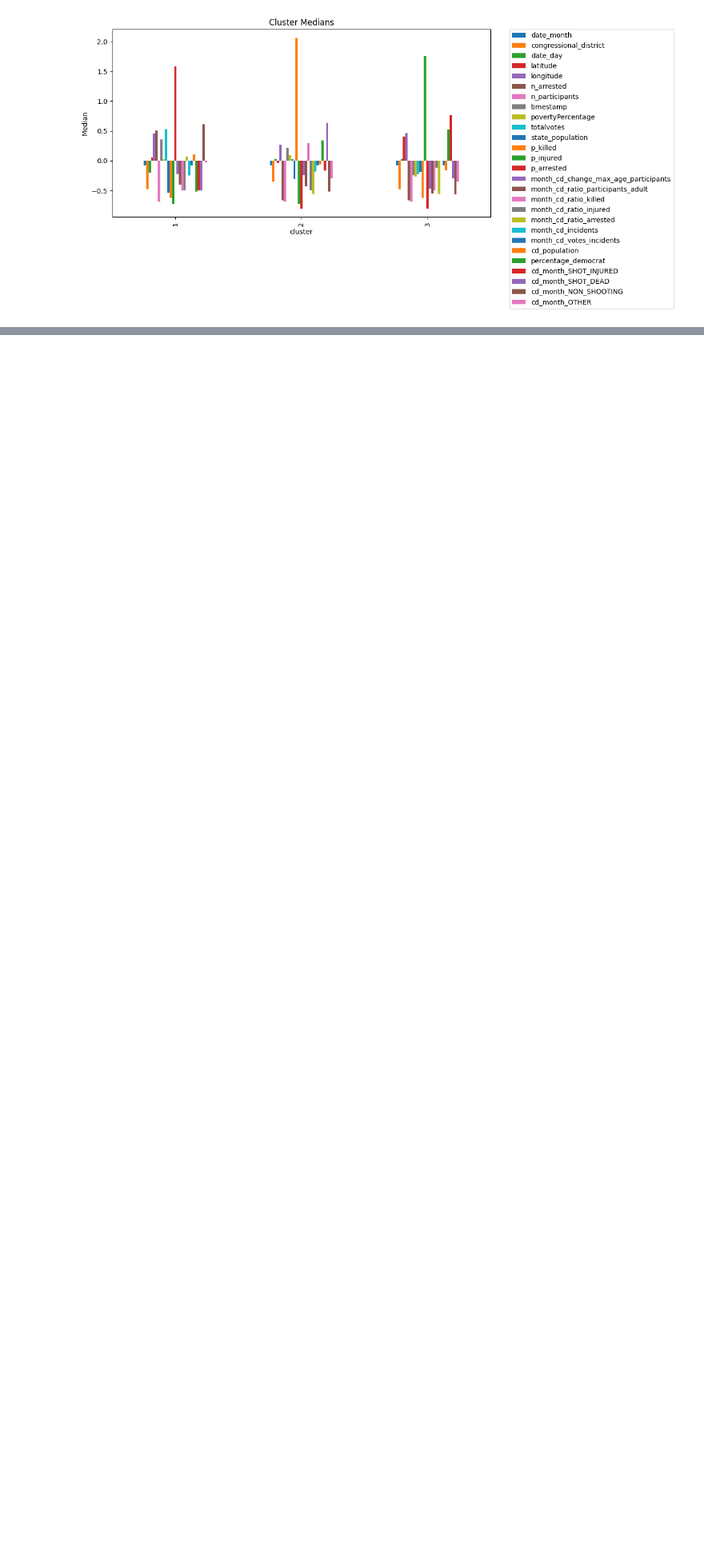
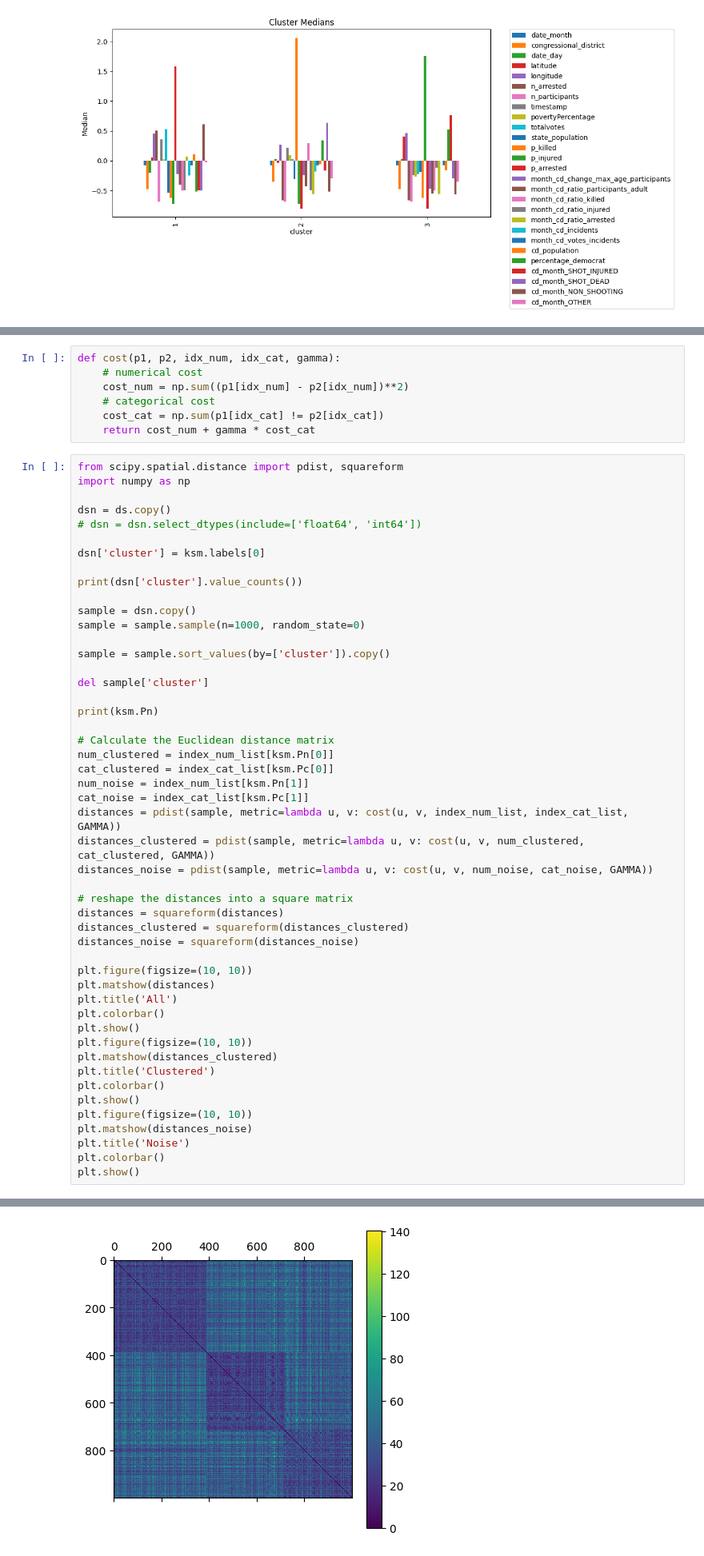
Before and after one commit to gentannipea/DataMining-2023, a Jupyter notebook: notebooks/Clustering.ipynb, the cells around one changed output, grey strips where cells are left out. Shown at 80% size. Drawn from its saved outputs; the diff is of its cells as text; blank space fills up the shorter version.

```diff
--- a/notebooks/Clustering.ipynb
+++ b/notebooks/Clustering.ipynb
@@ -442,0 +500,57 @@ plt.show()
+# %%
+def cost(p1, p2, idx_num, idx_cat, gamma):
+    # numerical cost
+    cost_num = np.sum((p1[idx_num] - p2[idx_num])**2)
+    # categorical cost
+    cost_cat = np.sum(p1[idx_cat] != p2[idx_cat])
+    return cost_num + gamma * cost_cat
+# %%
+from scipy.spatial.distance import pdist, squareform
+import numpy as np
+
+dsn = ds.copy()
+# dsn = dsn.select_dtypes(include=['float64', 'int64'])
+
+dsn['cluster'] = ksm.labels[0]
+
+print(dsn['cluster'].value_counts())
+
+sample = dsn.copy()
+sample = sample.sample(n=1000, random_state=0)
+
+sample = sample.sort_values(by=['cluster']).copy()
+
+del sample['cluster']
+
+print(ksm.Pn)
+
+# Calculate the Euclidean distance matrix
+num_clustered = index_num_list[ksm.Pn[0]]
+cat_clustered = index_cat_list[ksm.Pc[0]]
+num_noise = index_num_list[ksm.Pn[1]]
+cat_noise = index_cat_list[ksm.Pc[1]]
+distances = pdist(sample, metric=lambda u, v: cost(u, v, index_num_list, index_cat_list, GAMMA))
+distances_clustered = pdist(sample, metric=lambda u, v: cost(u, v, num_clustered, cat_clustered, GAMMA))
+distances_noise = pdist(sample, metric=lambda u, v: cost(u, v, num_noise, cat_noise, GAMMA))
+
+# reshape the distances into a square matrix
+distances = squareform(distances)
+distances_clustered = squareform(distances_clustered)
+distances_noise = squareform(distances_noise)
+
+plt.figure(figsize=(10, 10))
+plt.matshow(distances)
+plt.title('All')
+plt.colorbar()
+plt.show()
+plt.figure(figsize=(10, 10))
+plt.matshow(distances_clustered)
+plt.title('Clustered')
+plt.colorbar()
+plt.show()
+plt.figure(figsize=(10, 10))
+plt.matshow(distances_noise)
+plt.title('Noise')
+plt.colorbar()
+plt.show()
+# %% [output]
@@ -442,0 +563 @@ plt.show()
+[figure, added]
```
Also changed, not shown: parts of 10 cells of this notebook.
